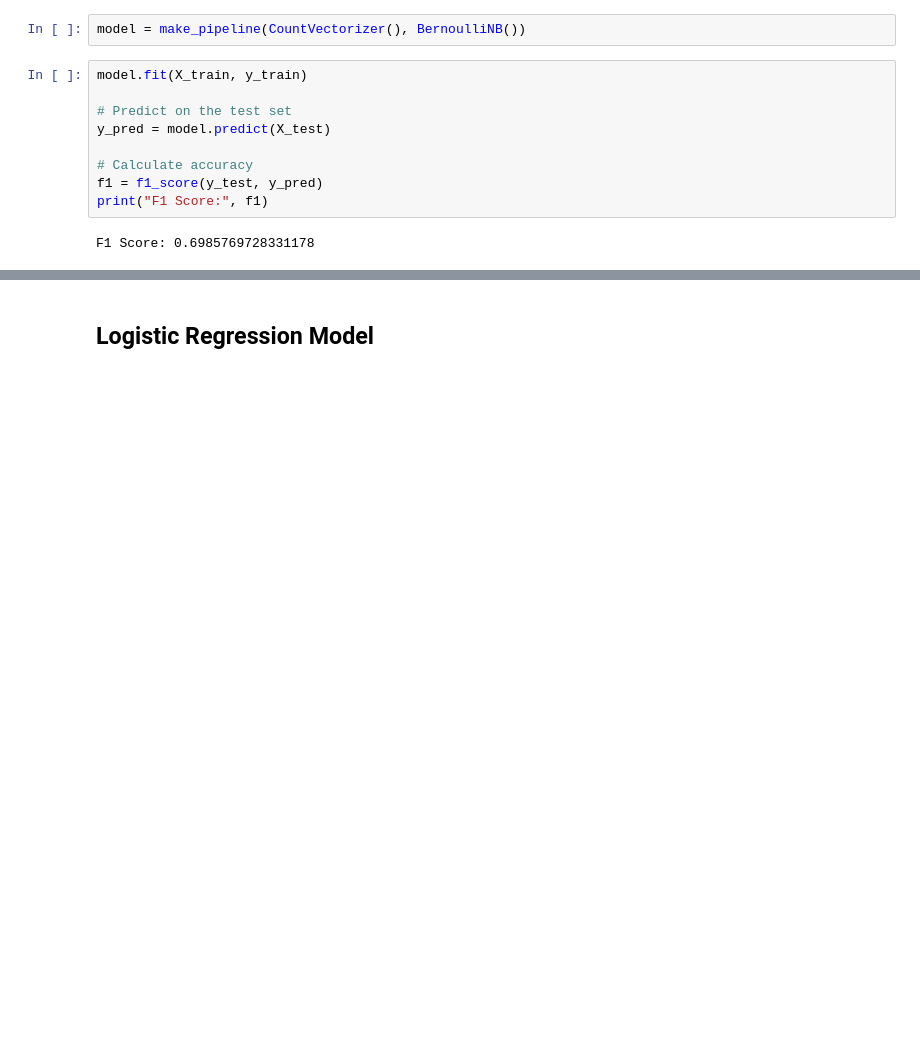
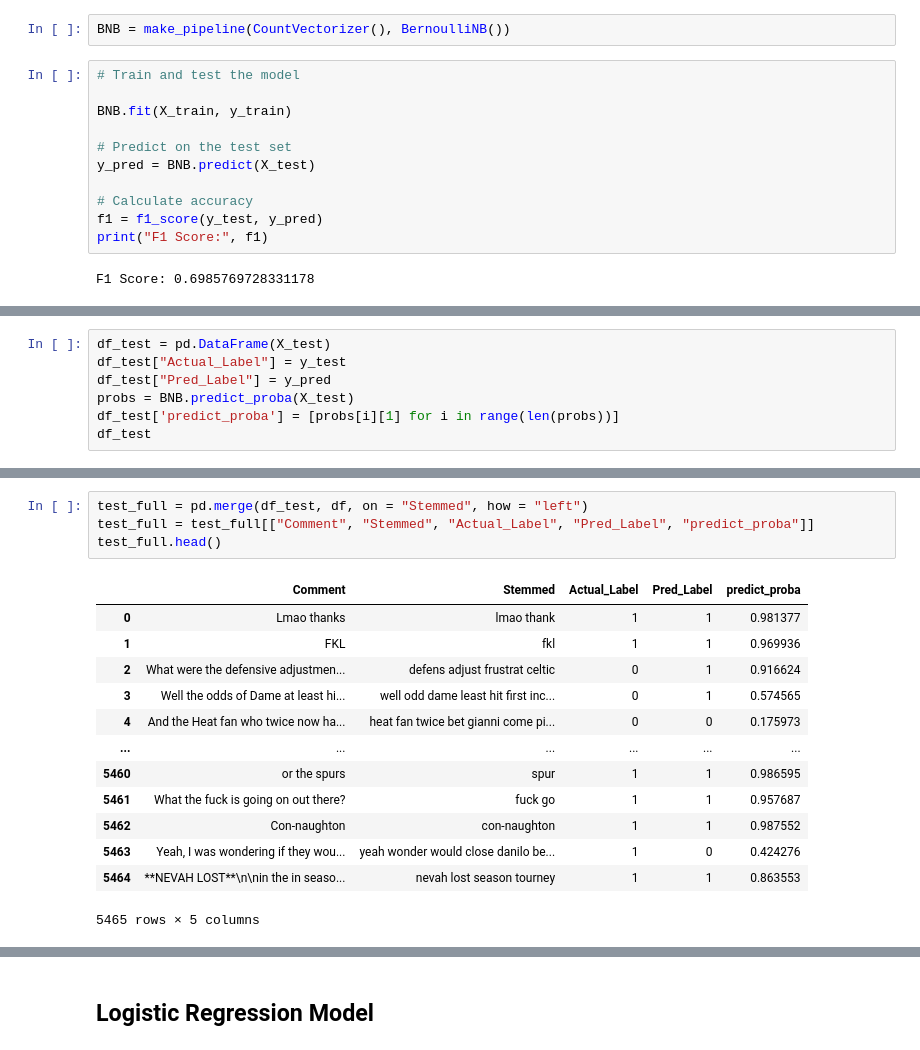
Before and after one commit to tulane-cmps6730/project-reddit, a Jupyter notebook: notebooks/NLP_Project.ipynb, the cells around one changed output, grey strips where cells are left out. Drawn from its saved outputs; the diff is of its cells as text; blank space fills up the shorter version.

```diff
--- a/notebooks/NLP_Project.ipynb
+++ b/notebooks/NLP_Project.ipynb
@@ -283,12 +283,14 @@ y = df["Result_Bin"]
 # Split the data into training and testing sets
 X_train, X_test, y_train, y_test = train_test_split(X, y, test_size=0.2, random_state=42)
 # %%
-model = make_pipeline(CountVectorizer(), BernoulliNB())
+BNB = make_pipeline(CountVectorizer(), BernoulliNB())
 # %%
-model.fit(X_train, y_train)
+# Train and test the model
+
+BNB.fit(X_train, y_train)
 
 # Predict on the test set
-y_pred = model.predict(X_test)
+y_pred = BNB.predict(X_test)
 
 # Calculate accuracy
 f1 = f1_score(y_test, y_pred)
@@ -307,0 +330,7 @@ plt.show()
+# %%
+df_test = pd.DataFrame(X_test)
+df_test["Actual_Label"] = y_test
+df_test["Pred_Label"] = y_pred
+probs = BNB.predict_proba(X_test)
+df_test['predict_proba'] = [probs[i][1] for i in range(len(probs))]
+df_test
@@ -307,0 +351,18 @@ plt.show()
+# %%
+test_full = pd.merge(df_test, df, on = "Stemmed", how = "left")
+test_full = test_full[["Comment", "Stemmed", "Actual_Label", "Pred_Label", "predict_proba"]]
+test_full.head()
+# %% [output]
+|  | Comment | Stemmed | Actual_Label | Pred_Label | predict_proba |
+| 0 | Lmao thanks | lmao thank | 1 | 1 | 0.981377 |
+| 1 | FKL | fkl | 1 | 1 | 0.969936 |
+| 2 | What were the defensive adjustmen... | defens adjust frustrat celtic | 0 | 1 | 0.916624 |
+| 3 | Well the odds of Dame at least hi... | well odd dame least hit first inc... | 0 | 1 | 0.574565 |
+| 4 | And the Heat fan who twice now ha... | heat fan twice bet gianni come pi... | 0 | 0 | 0.175973 |
+| ... | ... | ... | ... | ... | ... |
+| 5460 | or the spurs | spur | 1 | 1 | 0.986595 |
+| 5461 | What the fuck is going on out there? | fuck go | 1 | 1 | 0.957687 |
+| 5462 | Con-naughton | con-naughton | 1 | 1 | 0.987552 |
+| 5463 | Yeah, I was wondering if they wou... | yeah wonder would close danilo be... | 1 | 0 | 0.424276 |
+| 5464 | **NEVAH LOST**\n\nin the in seaso... | nevah lost season tourney | 1 | 1 | 0.863553 |
+5465 rows × 5 columns
```
Also changed, not shown: parts of 34 cells of this notebook.
